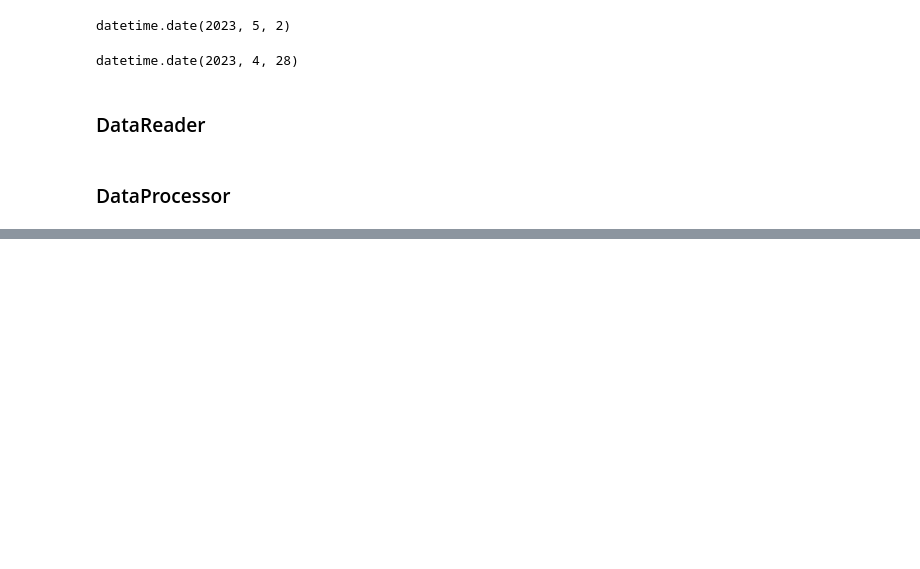
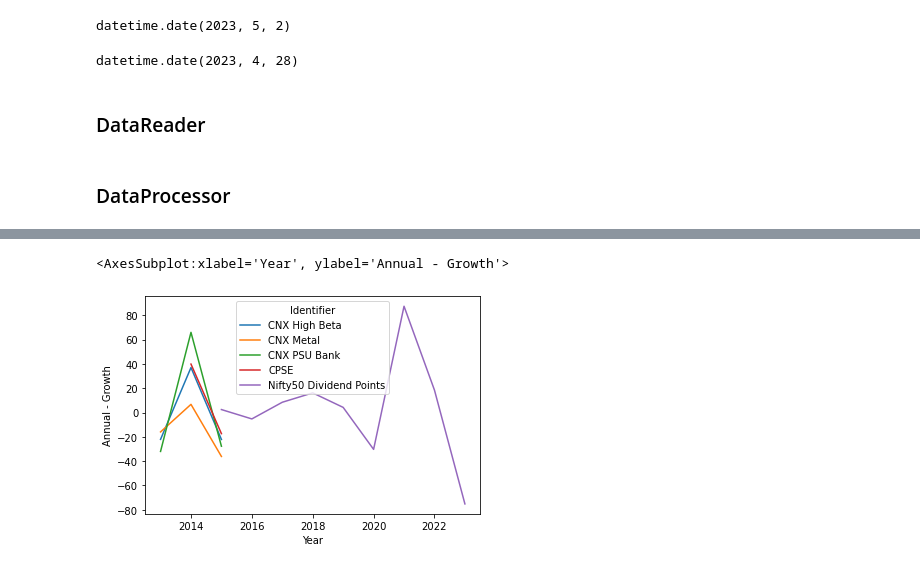
Before and after one commit to nareshrohra/markets_insights, a Jupyter notebook: src/test.ipynb, the cells around one changed output, grey strips where cells are left out. Cells and saved outputs as stored; diff of their text form; code cells hidden in the pictures; blank space fills up the shorter version.

```diff
--- a/src/test.ipynb
+++ b/src/test.ipynb
@@ -104,0 +154,12 @@ grouped_data
+# %%
+sns.lineplot(x=period, y="Annual - Growth",
+            hue="Identifier",
+            data=top5_gainers)
+
+sns.lineplot(x=period, y="Annual - Growth",
+             hue="Identifier",
+             data=top5_loosers
+            )
+# %% [output]
+<AxesSubplot:xlabel='Year', ylabel='Annual - Growth'>
+[figure, added]
```
Also changed, not shown: parts of 23 cells of this notebook, 38 other files.
